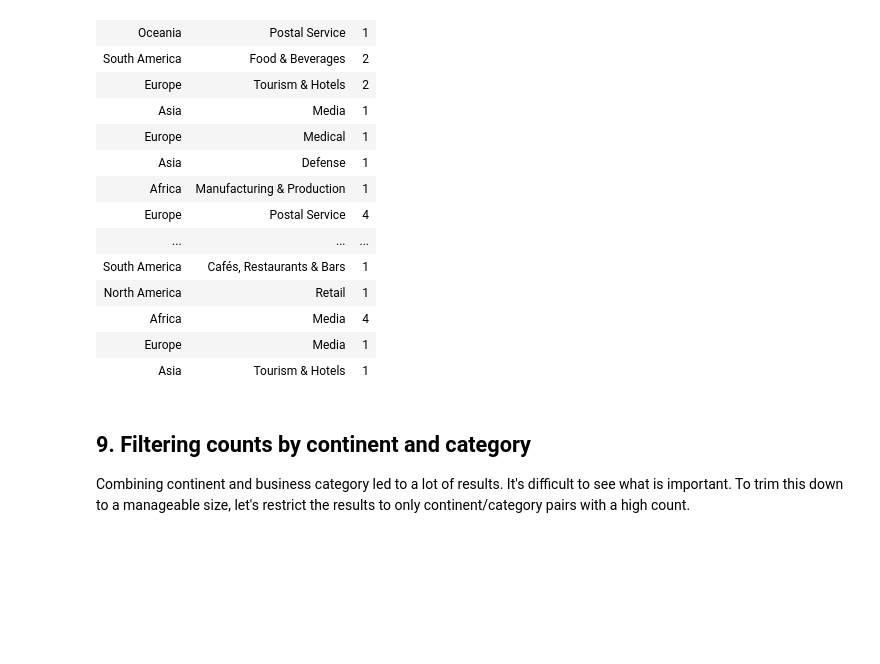
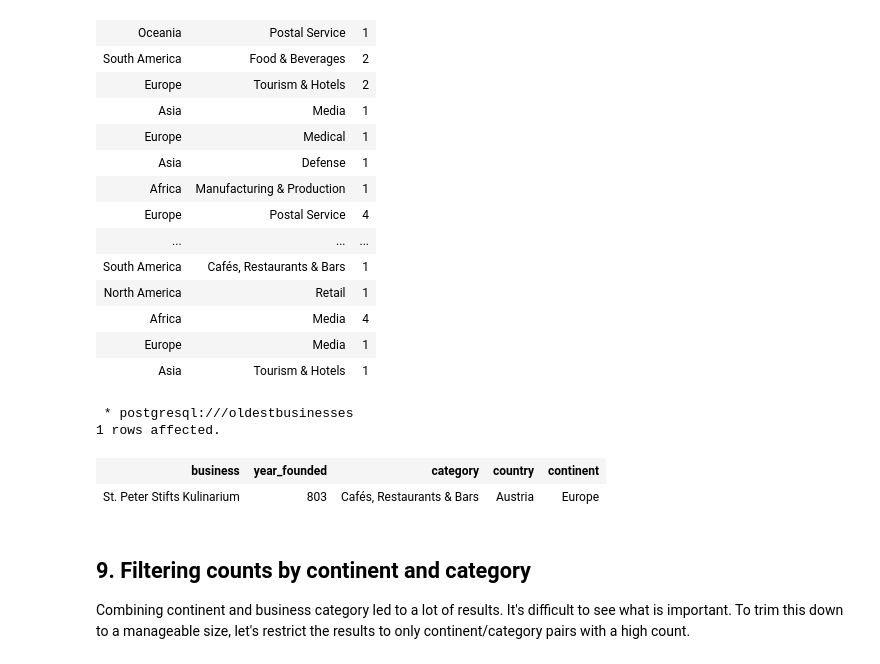
Before and after one commit to azharfuadis/SQL_What_and_Where_are_the_Worlds_Oldest_Businesses, a Jupyter notebook: notebook.ipynb, the cells around one changed output. Saved outputs shown, nothing was run; the diff lists cells and outputs as text; code cells hidden in the pictures; blank space fills up the shorter version.

```diff
--- a/notebook.ipynb
+++ b/notebook.ipynb
@@ -350,6 +348,26 @@ SELECT cnt.continent, cat.category, COUNT(*) AS n
 | Africa | Media | 4 |
 | Europe | Media | 1 |
 | Asia | Tourism & Hotels | 1 |
+# %%
+%%sql
+
+-- Select the business, founding year, category, country, and continent
+
+WITH all_info AS (
+SELECT business, year_founded, category, country, continent
+FROM businesses AS b
+INNER JOIN countries AS c
+ON c.country_code = b.country_code
+INNER JOIN categories AS ca
+ON ca.category_code = b.category_code)
+
+SELECT * FROM all_info
+WHERE country = 'Austria'
+# %% [output]
+ * postgresql:///oldestbusinesses
+1 rows affected.
+| business | year_founded | category | country | continent |
+| St. Peter Stifts Kulinarium | 803 | Cafés, Restaurants & Bars | Austria | Europe |
 # %% [markdown]
 ## 9. Filtering counts by continent and category
 <p>Combining continent and business category led to a lot of results. It's difficult to see what is important. To trim this down to a manageable size, let's restrict the results to only continent/category pairs with a high count.</p>
```
Also changed, not shown: parts of 5 cells of this notebook.
